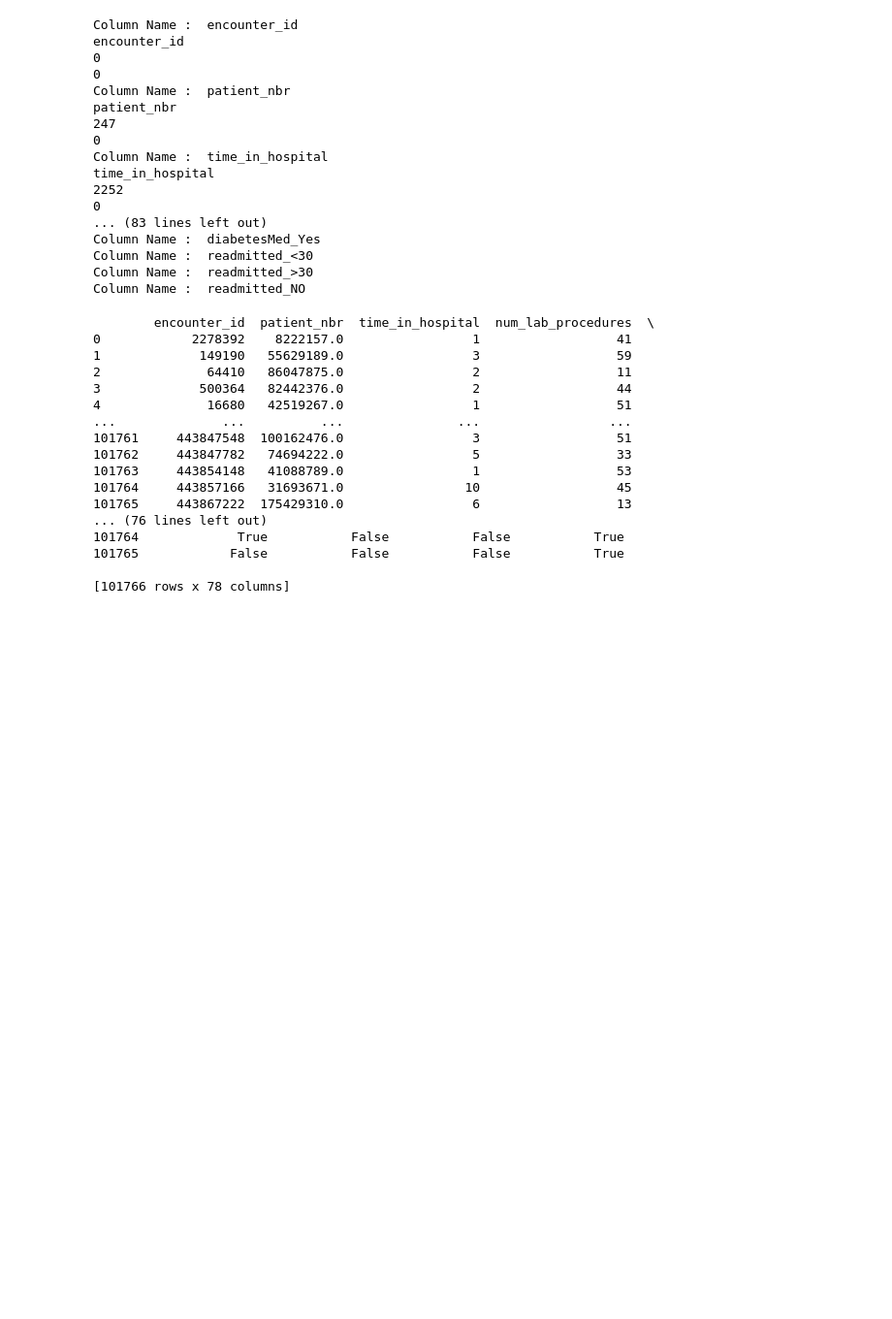
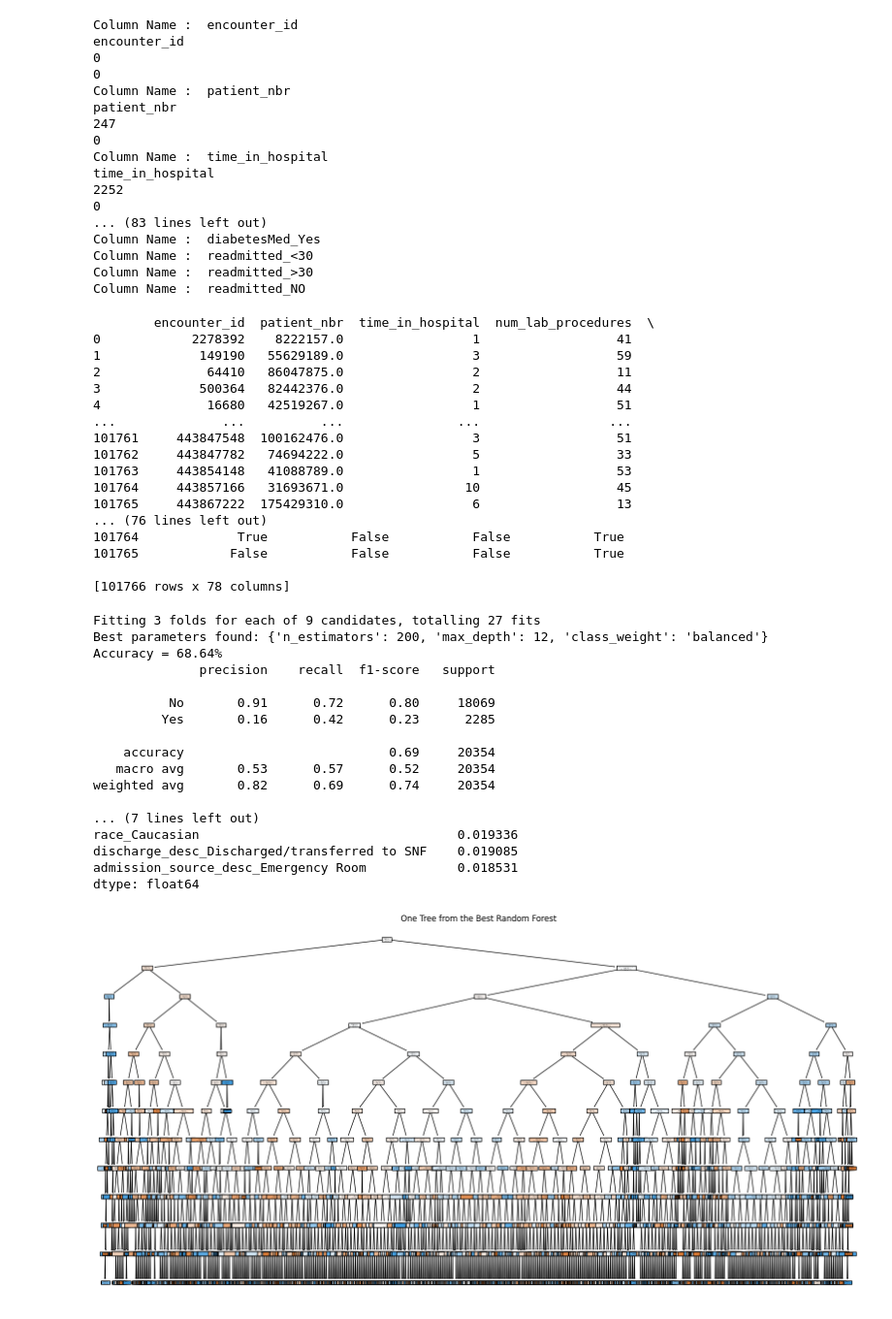
Before and after one commit to kevo-1/Hospital-Readmission-Prediction, a Jupyter notebook: NoteBooks/main.ipynb, the cells around one changed output. Shown: that part at 97% size. Drawn from its saved outputs; the diff is of its cells as text; code cells hidden in the pictures; blank space fills up the shorter version.

Commit message:
added random forest initial implementaion

```diff
--- a/NoteBooks/main.ipynb
+++ b/NoteBooks/main.ipynb
@@ -468,6 +448,67 @@ print(data)
 101765            False           False           False           True
 
 [101766 rows x 78 columns]
+# %%
+from sklearn.ensemble import RandomForestClassifier
+from sklearn.model_selection import RandomizedSearchCV
+from sklearn.metrics import accuracy_score, classification_report
+from sklearn.tree import plot_tree
+import matplotlib.pyplot as plt
+import numpy as np
+
+X = data.drop(['readmitted_<30', 'readmitted_>30', 'readmitted_NO', 'patient_nbr', 'encounter_id'], axis=1)
+Y = data['readmitted_<30']
+
+x_train, x_test, y_train, y_test = train_test_split(X, Y, test_size=0.2, random_state=42)
+
+param_dist = {
+    'n_estimators': [50, 100, 200],
+    'max_depth': [6, 8, 12],
+    'class_weight': ['balanced']
+}
+
+rf = RandomForestClassifier(random_state=42)
+
+random_search = RandomizedSearchCV(estimator=rf, param_distributions=param_dist, n_iter=9, cv=3,
+                                   scoring='accuracy', n_jobs=-1, random_state=42, verbose=1)
+
+random_search.fit(x_train, y_train)
+
+print(f'Best parameters found: {random_search.best_params_}')
+
+best_rf = random_search.best_estimator_
+
+y_pred = best_rf.predict(x_test)
+
+print(f'Accuracy = {accuracy_score(y_test, y_pred) * 100:.2f}%')
+print(classification_report(y_test, y_pred, target_names=['No', 'Yes']))
+
+importances = pd.Series(best_rf.feature_importances_, index=X.columns)
+print(importances.sort_values(ascending=False).head(10))
+
+plt.figure(figsize=(20, 10))
+plot_tree(best_rf.estimators_[0], feature_names=X.columns, class_names=['No', 'Yes'], filled=True)
+plt.title("One Tree from the Best Random Forest")
+plt.show()
+# %% [output]
+Fitting 3 folds for each of 9 candidates, totalling 27 fits
+Best parameters found: {'n_estimators': 200, 'max_depth': 12, 'class_weight': 'balanced'}
+Accuracy = 68.64%
+              precision    recall  f1-score   support
+
+          No       0.91      0.72      0.80     18069
+         Yes       0.16      0.42      0.23      2285
+
+    accuracy                           0.69     20354
+   macro avg       0.53      0.57      0.52     20354
+weighted avg       0.82      0.69      0.74     20354
+
+... (7 lines left out)
+race_Caucasian                                  0.019336
+discharge_desc_Discharged/transferred to SNF    0.019085
+admission_source_desc_Emergency Room            0.018531
+dtype: float64
+[figure, added]
 # %%
 # #Random Forest Model (Still needs further development)
 
```
Also changed, not shown: parts of 3 cells of this notebook.
